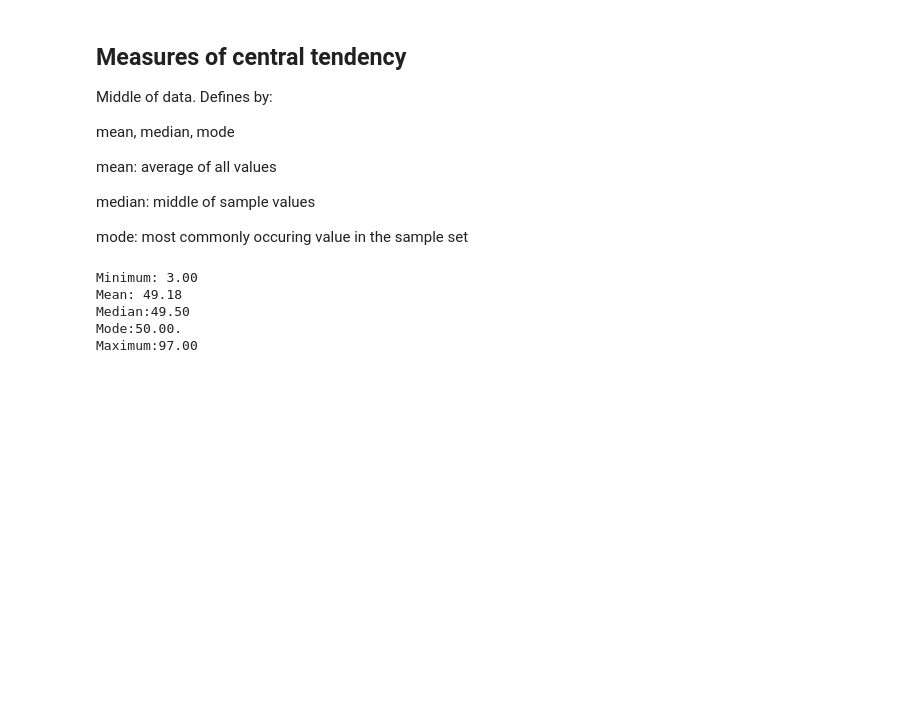
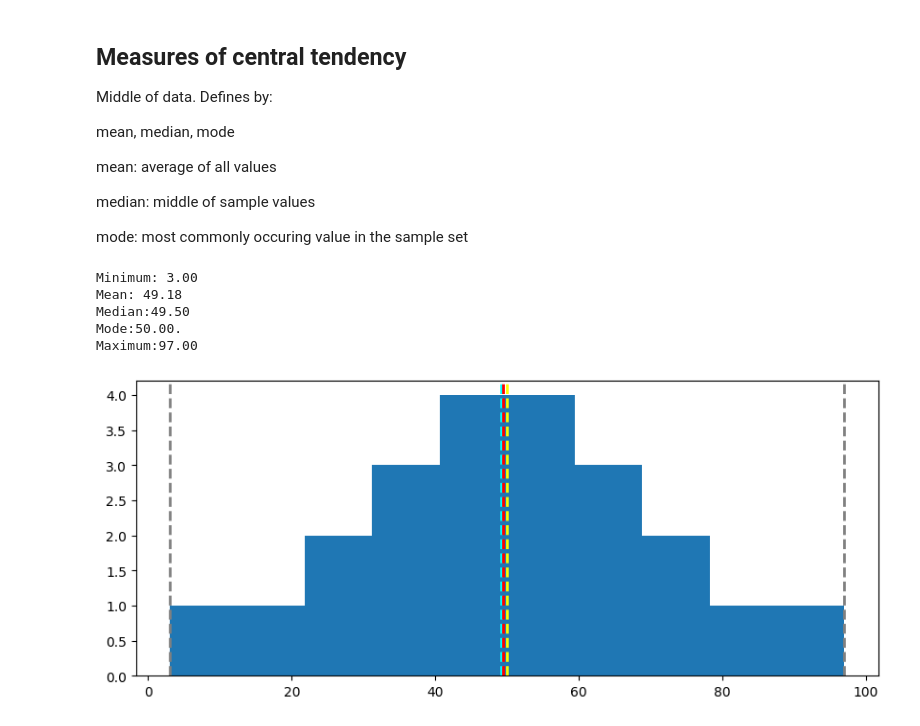
Before and after one commit to coder7475/ml-fundamentals, a Jupyter notebook: notebooks/1_data_exploration/data_exploration_with_python.ipynb, the cells around one changed output. Drawn from its saved outputs; the diff is of its cells as text; code cells hidden in the pictures; blank space fills up the shorter version.

Commit message:
feat: enhance data visualization with histogram and box plot for data distribution

```diff
--- a/notebooks/1_data_exploration/data_exploration_with_python.ipynb
+++ b/notebooks/1_data_exploration/data_exploration_with_python.ipynb
@@ -474,3 +480,21 @@ Mean: 49.18
 Median:49.50
 Mode:50.00.
 Maximum:97.00
+# %%
+# Visualize the middle of data
+fig = plt.figure(figsize=(10,4))
+
+# Plot a histogram
+plt.hist(var)
+
+# Add lines for the statistics - min, mean, med, mod, max
+plt.axvline(x=min_val, color='gray', linestyle='dashed', linewidth=2)
+plt.axvline(x=mean_val, color='cyan', linestyle='dashed', linewidth=2)
+plt.axvline(x=med_val, color='red', linestyle='dashed', linewidth=2)
+plt.axvline(x=mod_val, color='yellow', linestyle='dashed', linewidth=2)
+plt.axvline(x=max_val, color='gray', linestyle='dashed', linewidth=2)
+
+# Show the figure
+fig.show()
+# %% [output]
+[figure, added]
```
Also changed, not shown: parts of 2 cells of this notebook.
